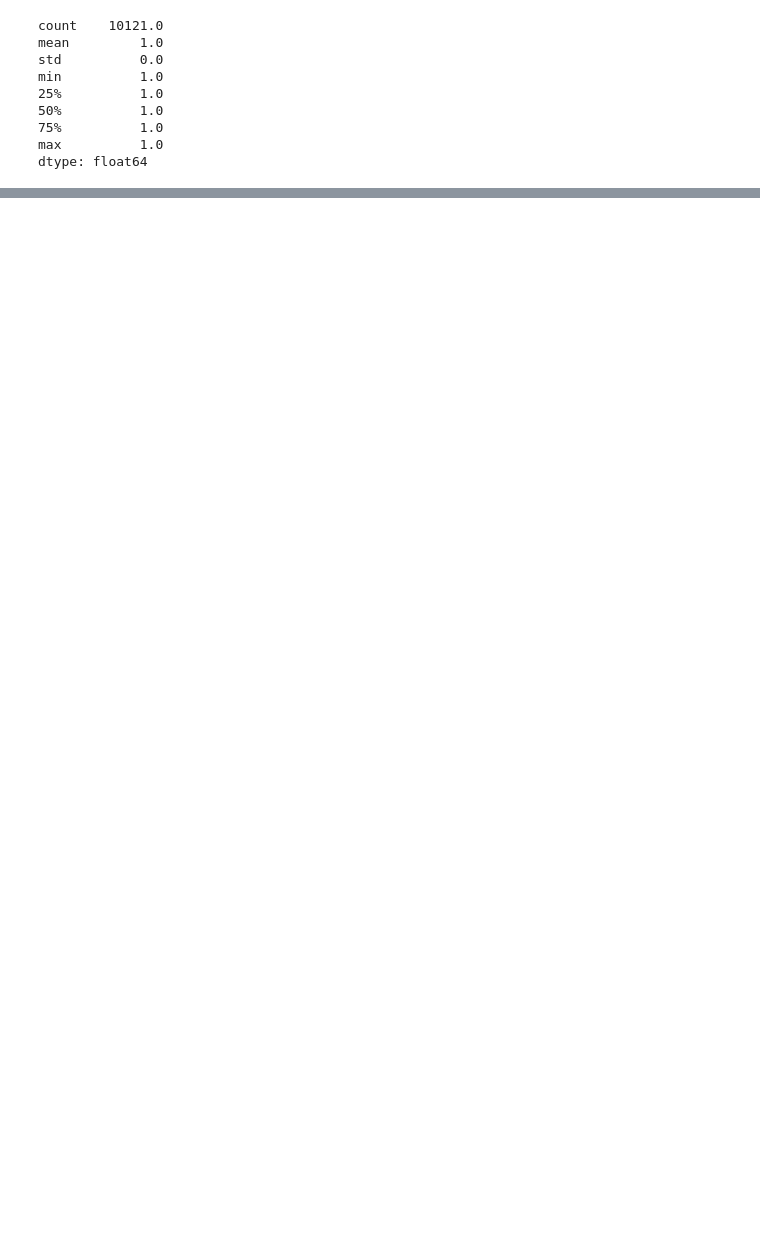
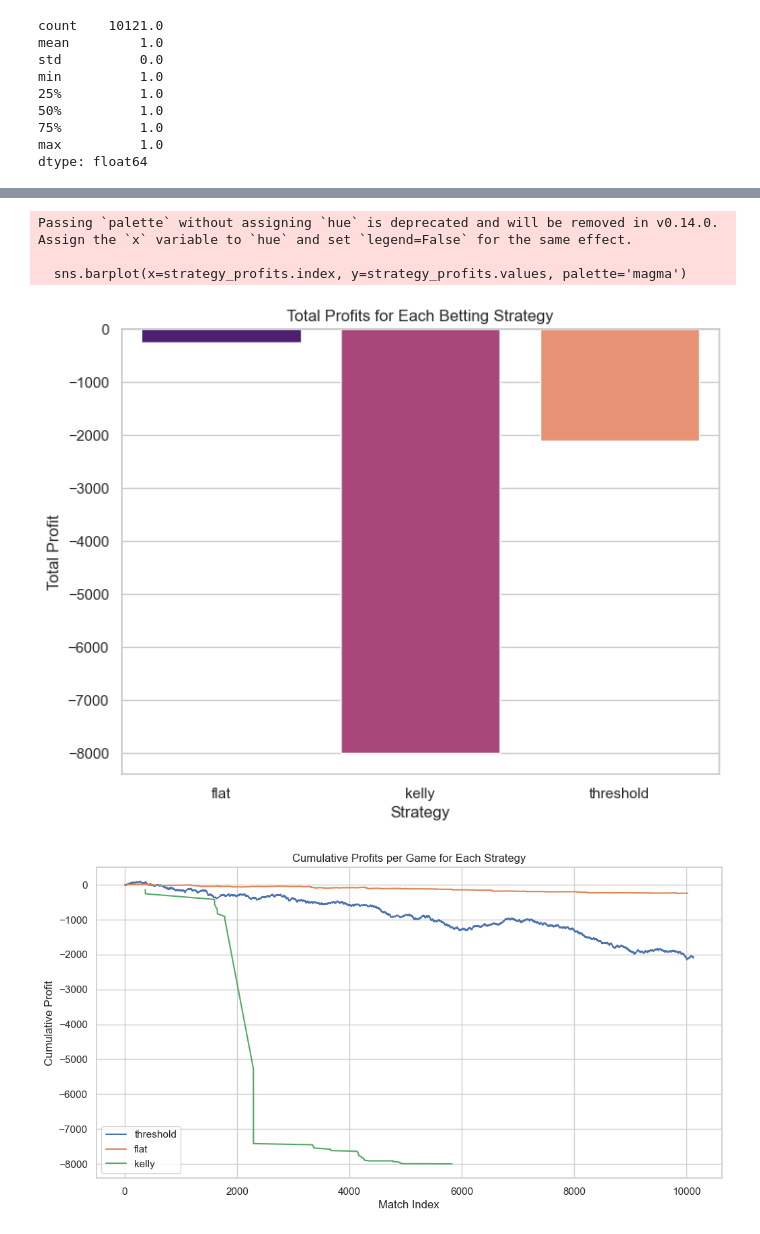
Before and after one commit to rimvelvet31/vct_predictive_model, a Jupyter notebook: betting_sim.ipynb, the cells around one changed output, grey strips where cells are left out. Cells and saved outputs as stored; diff of their text form; code cells hidden in the pictures; blank space fills up the shorter version.

Commit message:
completed betting sim and eda

```diff
--- a/betting_sim.ipynb
+++ b/betting_sim.ipynb
@@ -434,0 +299,31 @@ plt.show()
+# %%
+# 3-4. Profits for Each Betting Strategy
+def plot_profits_per_strategy(matches):
+    strategy_profits = matches.groupby('best_strategy')['profit'].sum()
+
+    plt.figure(figsize=(8, 6))
+    sns.barplot(x=strategy_profits.index, y=strategy_profits.values, palette='magma')
+    plt.title('Total Profits for Each Betting Strategy')
+    plt.xlabel('Strategy')
+    plt.ylabel('Total Profit')
+    plt.show()
+
+    # Line chart for profits per game
+    plt.figure(figsize=(12, 6))
+    for strategy in matches['best_strategy'].unique():
+        strategy_matches = matches[matches['best_strategy'] == strategy]
+        plt.plot(strategy_matches.index, strategy_matches['profit'].cumsum(), label=strategy)
+
+    plt.title('Cumulative Profits per Game for Each Strategy')
+    plt.xlabel('Match Index')
+    plt.ylabel('Cumulative Profit')
+    plt.legend()
+    plt.show()
+
+plot_profits_per_strategy(matches)
+# %% [output]
+Passing `palette` without assigning `hue` is deprecated and will be removed in v0.14.0. Assign the `x` variable to `hue` and set `legend=False` for the same effect.
+
+  sns.barplot(x=strategy_profits.index, y=strategy_profits.values, palette='magma')
+[figure, added]
+[figure, added]
```
Also changed, not shown: parts of 18 cells of this notebook, 1 other file.
